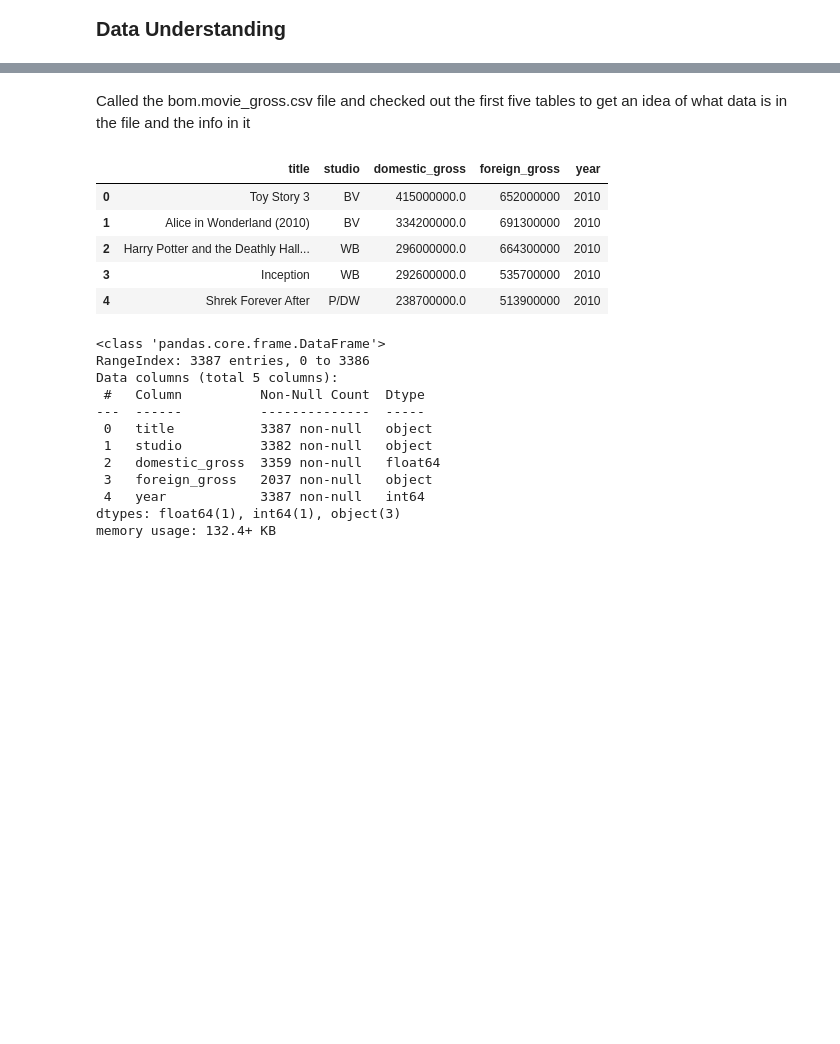
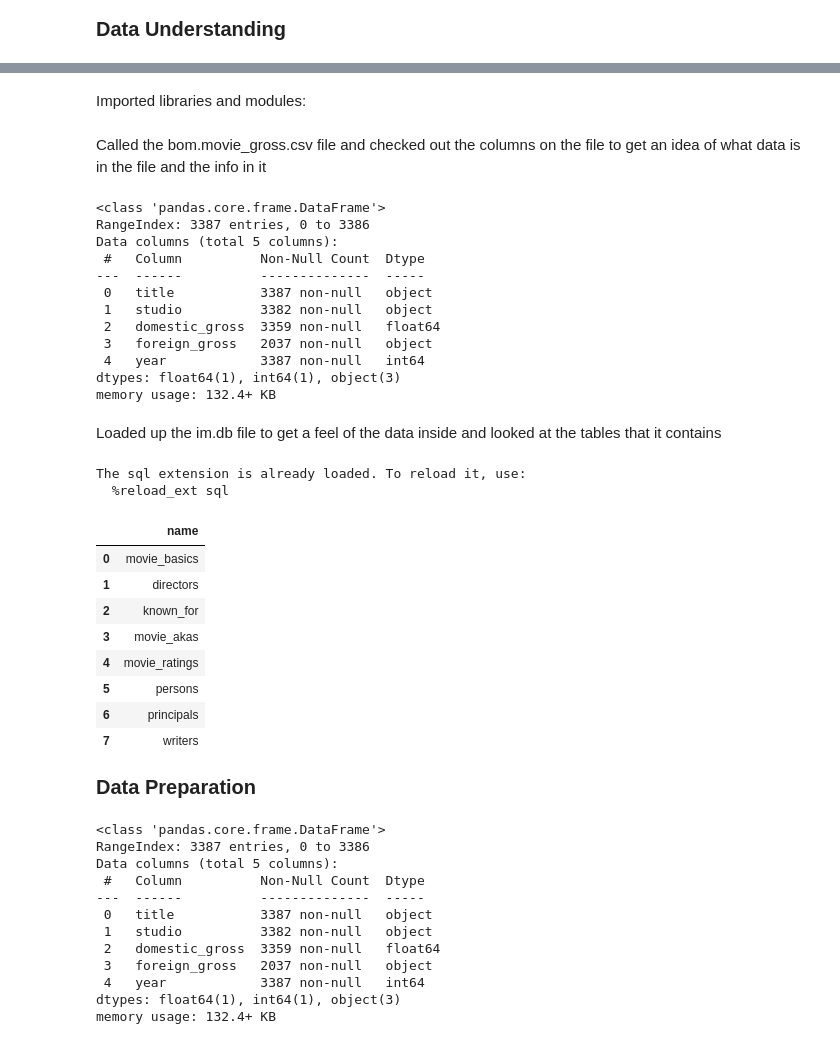
Before and after one commit to IceyPanda23/Phase-1-project, a Jupyter notebook: project.ipynb, the cells around one changed output, grey strips where cells are left out. Drawn from its saved outputs; the diff is of its cells as text; code cells hidden in the pictures; blank space fills up the shorter version.

Commit message:
Data Understanding changes

```diff
--- a/project.ipynb
+++ b/project.ipynb
@@ -17,3 +21,5 @@ Microsoft may be able to get a considerable amount of revenue and popularity fro
+# %% [markdown]
+Imported libraries and modules:
 # %%
 import pandas as pd
 import numpy as np
@@ -21,17 +27,46 @@ import matplotlib.pyplot as plt
 import seaborn as sns
 import sqlite3
 # %% [markdown]
-Called the bom.movie_gross.csv file and checked out the first five tables to get an idea of what data is in the file and the info in it
+Called the bom.movie_gross.csv file and checked out the columns on the file to get an idea of what data is in the file and the info in it
 # %%
-bom_movie = pd.read_csv('bom.movie_gross.csv')
-bom_movie.head()
+bom_movie = pd.read_csv('Data/bom.movie_gross.csv')
+bom_movie.info()
 # %% [output]
-|  | title | studio | domestic_gross | foreign_gross | year |
-| 0 | Toy Story 3 | BV | 415000000.0 | 652000000 | 2010 |
-| 1 | Alice in Wonderland (2010) | BV | 334200000.0 | 691300000 | 2010 |
-| 2 | Harry Potter and the Deathly Hall... | WB | 296000000.0 | 664300000 | 2010 |
-| 3 | Inception | WB | 292600000.0 | 535700000 | 2010 |
-| 4 | Shrek Forever After | P/DW | 238700000.0 | 513900000 | 2010 |
+<class 'pandas.core.frame.DataFrame'>
+RangeIndex: 3387 entries, 0 to 3386
+Data columns (total 5 columns):
+ #   Column          Non-Null Count  Dtype
+---  ------          --------------  -----
+ 0   title           3387 non-null   object
+ 1   studio          3382 non-null   object
+ 2   domestic_gross  3359 non-null   float64
+ 3   foreign_gross   2037 non-null   object
+ 4   year            3387 non-null   int64
+dtypes: float64(1), int64(1), object(3)
+memory usage: 132.4+ KB
+# %% [markdown]
+Loaded up the im.db file to get a feel of the data inside and looked at the tables that it contains
+# %%
+%load_ext sql
+%sql sqlite:///im.db
+conn = sqlite3.connect('./Data/im.db')
+pd.read_sql("""
+            SELECT name FROM sqlite_master WHERE type='table';
+""", conn)
+# %% [output]
+The sql extension is already loaded. To reload it, use:
+  %reload_ext sql
+|  | name |
+| 0 | movie_basics |
+| 1 | directors |
+| 2 | known_for |
+| 3 | movie_akas |
+| 4 | movie_ratings |
+| 5 | persons |
+| 6 | principals |
+| 7 | writers |
+# %% [markdown]
+**<span style="font-size:20px;">Data Preparation</span>**
 # %%
 bom_movie.info()
 # %% [output]
```
Also changed, not shown: parts of 4 cells of this notebook.
